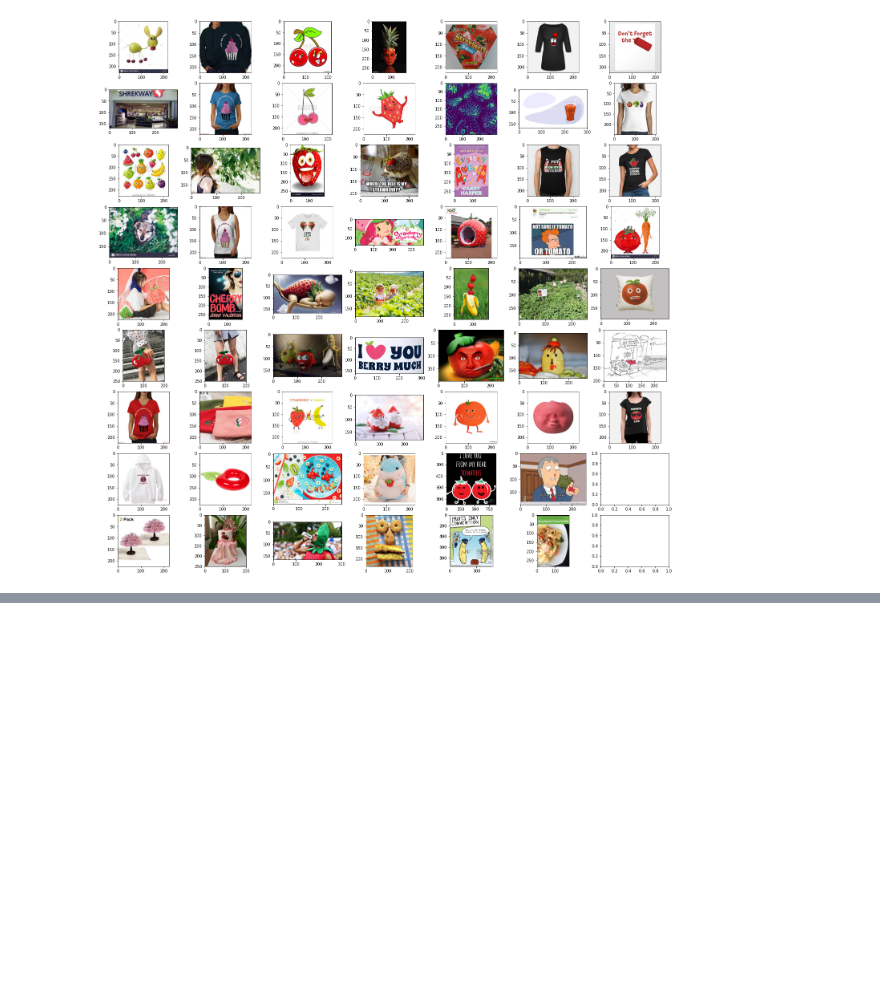
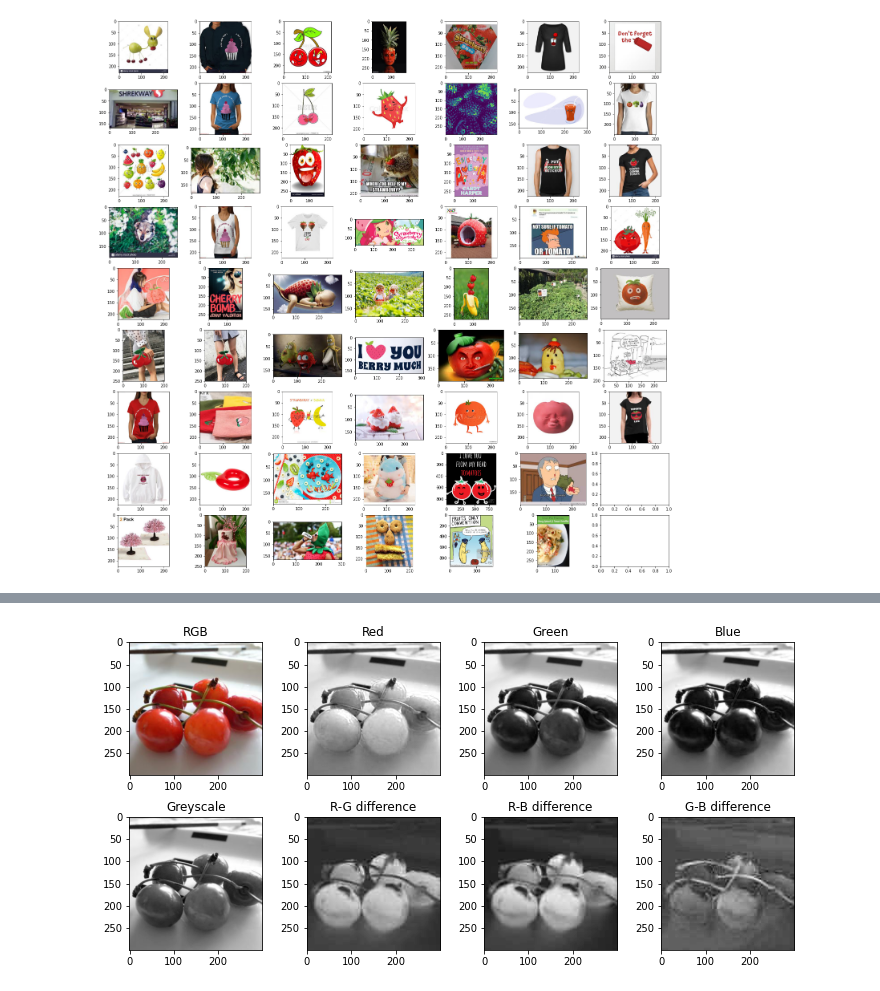
Before and after one commit to johnielb/FruitNet, a Jupyter notebook: eda.ipynb, the cells around one changed output, grey strips where cells are left out. Cells and saved outputs as stored; diff of their text form; code cells hidden in the pictures; blank space fills up the shorter version.

```diff
--- a/eda.ipynb
+++ b/eda.ipynb
@@ -127,0 +133,37 @@ plot_image_channels(X_train[y_train.index('tomato') + 9])
+# %%
+def create_delta_channels(data):
+    result = torch.zeros((len(data), 6, 300, 300))
+    red = torch.clone(data[:, 0, :, :])
+    green = torch.clone(data[:, 1, :, :])
+    blue = torch.clone(data[:, 2, :, :])
+    result[:, 0:3, :, :] = torch.clone(data)
+    result[:, 3, :, :] = (red - green) / 2.0 + 0.5
+    result[:, 4, :, :] = (red - blue) / 2.0 + 0.5
+    result[:, 5, :, :] = (green - blue) / 2.0 + 0.5
+    return result
+
+X_train_proc = create_delta_channels(X_train)
+X_val_proc = create_delta_channels(X_val)
+# %%
+def plot_image_channels2(img_tensor):
+    fig, ax = plt.subplots(2,4, figsize=(10,5))
+    show_image(img_tensor[0:3], ax[0,0], title="RGB")
+    red = img_tensor[0]
+    show_channel(red, ax[0, 1], title="Red")
+    green = img_tensor[1]
+    show_channel(green, ax[0, 2], title="Green")
+    blue = img_tensor[2]
+    show_channel(blue, ax[0, 3], title="Blue")
+    greyscale = (red + green + blue) / 3
+    show_channel(greyscale, ax[1,0], title="Greyscale")
+    rg_diff = img_tensor[3]
+    show_channel(rg_diff, ax[1,1], title="R-G difference")
+    rb_diff = img_tensor[4]
+    show_channel(rb_diff, ax[1,2], title="R-B difference")
+    gb_diff = img_tensor[5]
+    show_channel(gb_diff, ax[1,3], title="G-B difference")
+    fig.tight_layout()
+# %%
+plot_image_channels2(X_train_proc[y_train.index('cherry') + 8])
+# %% [output]
+[figure, added]
```
Also changed, not shown: parts of 24 cells of this notebook, 2 other files.
